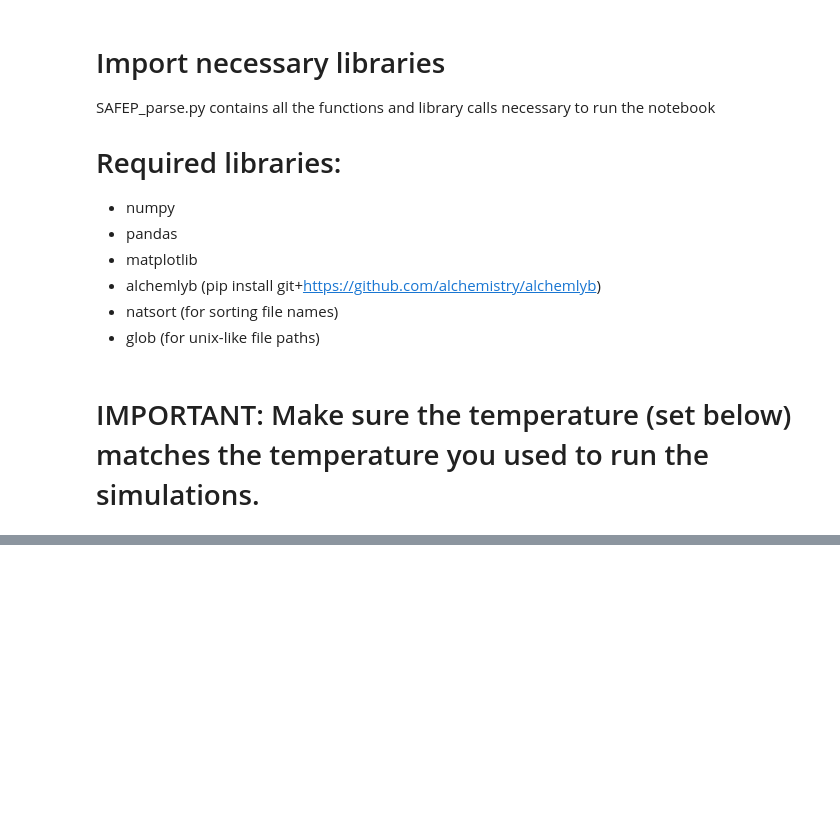
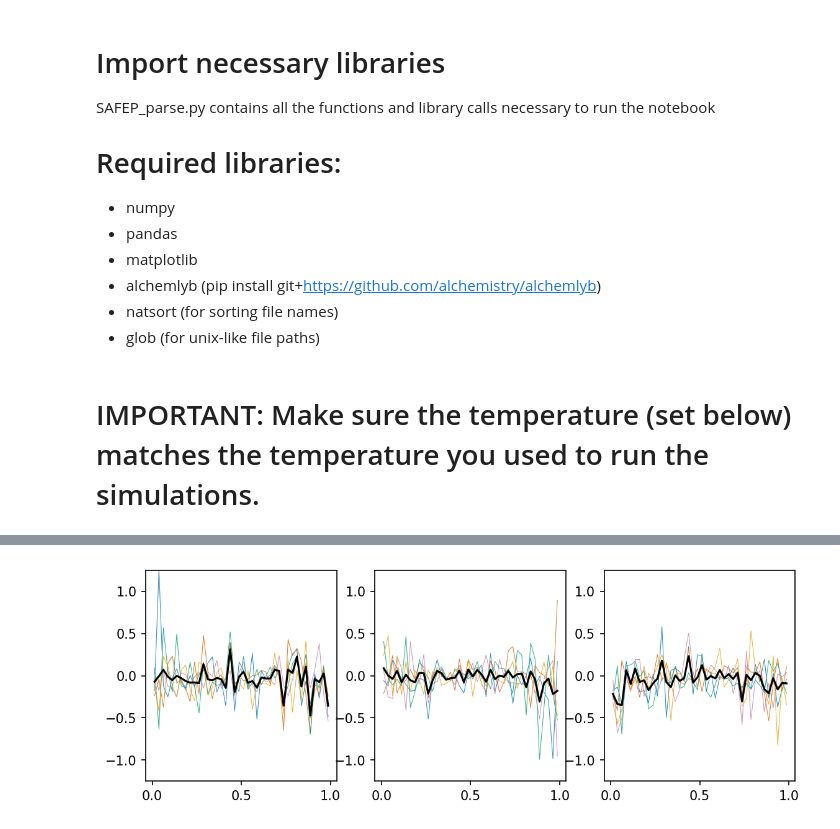
Before and after one commit to BranniganLab/safep, a Jupyter notebook: Experimental/GenMembraneFigures.ipynb, the cells around one changed output, grey strips where cells are left out. Saved outputs shown, nothing was run; the diff lists cells and outputs as text; code cells hidden in the pictures; blank space fills up the shorter version.

Commit message:
refactored hysteresis plot

```diff
--- a/Experimental/GenMembraneFigures.ipynb
+++ b/Experimental/GenMembraneFigures.ipynb
@@ -64,10 +83,12 @@ test_system = allSys['PCPGPE211']
+# %%
+test_system=copy.deepcopy(allSys['PCPGPE211'])
 # %%
 def cumulativePlot(system, leg, theax):
     cumulative = system['cumulatives'][leg]
     keyColors = system['keyColors'][leg]
     X = cumulative.index
-    Y = cumulative.loc(axis=1)[(slice(None), 'f')]*RT
-    theax.plot(X, Y, marker=None, legend=None, linewidth=1, color=keyColors)
+    df_cumulative = cumulative.loc(axis=1)[(slice(None), 'f')]*RT
+    df_cumulative.plot(ax=theax, marker=None, legend=None, linewidth=1, color=keyColors)
 
     finalMean = np.mean(cumulative.loc[1, (slice(None), 'f')])
     theax.axhline(finalMean*RT, color='gray', linestyle='-.', linewidth=1)
@@ -100,10 +121,26 @@ def convergencePlot(system, leg, theax):
     theax.plot(0, finalMean*RT, linewidth=1, color='black', linestyle='--', label='Backward Time Sampling')
 
     return theax
+
+
+def hysteresisPlot(system, leg, theax):
+    perWindow = system['perWins'][leg].loc(axis=1)[(slice(None), 'diff')].droplevel(1,axis=1)
+    keyColors = dict(system['keyColors'][leg])
+    df_hyster = np.multiply(perWindow,RT)
+
+    # Hysteresis plot
+    df_hyster.drop('mean', axis=1).plot(ax=theax, linewidth=0.5, alpha=0.8, color=keyColors, legend=None)
+
+    theax.plot(perWindow.index, perWindow['mean']*RT, linewidth=1.5, color='black')
+    theax.set(ylim=(-1.25, 1.25))
+
+    return theax
 # %%
 fig, (cg, ce, eg) = plt.subplots(1,3, figsize=(9,3))
-testPlot = convergencePlot
+testPlot = hysteresisPlot
 cg = testPlot(test_system, 'POCG', cg)
 ce = testPlot(test_system, 'POCE', ce)
 eg = testPlot(test_system, 'POEG', eg)
+# %% [output]
+[figure, added]
 # %%
```
Also changed, not shown: parts of 5 cells of this notebook, 1 other file.
